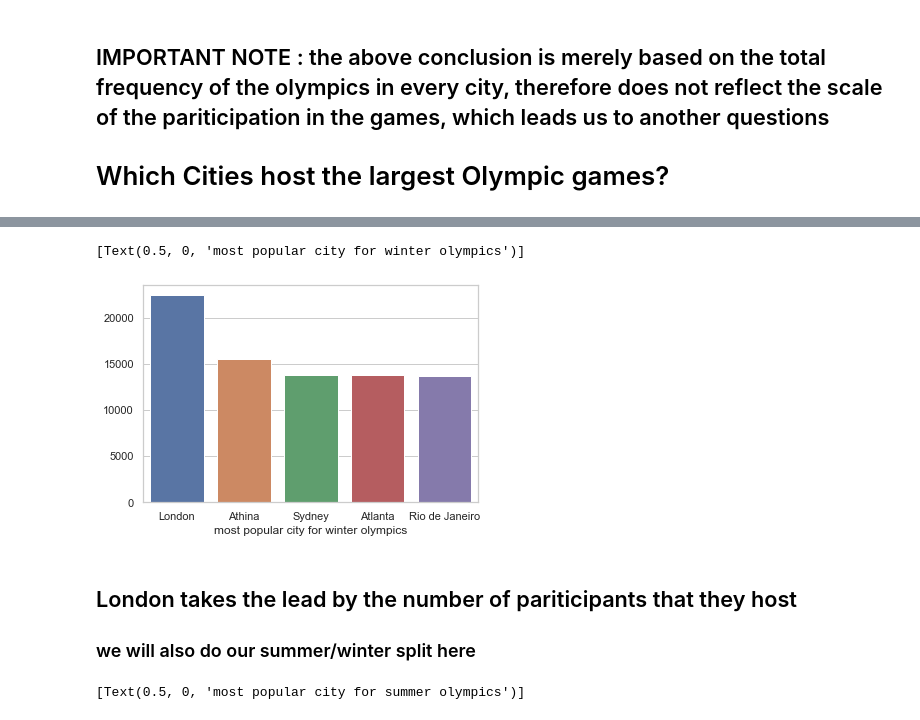
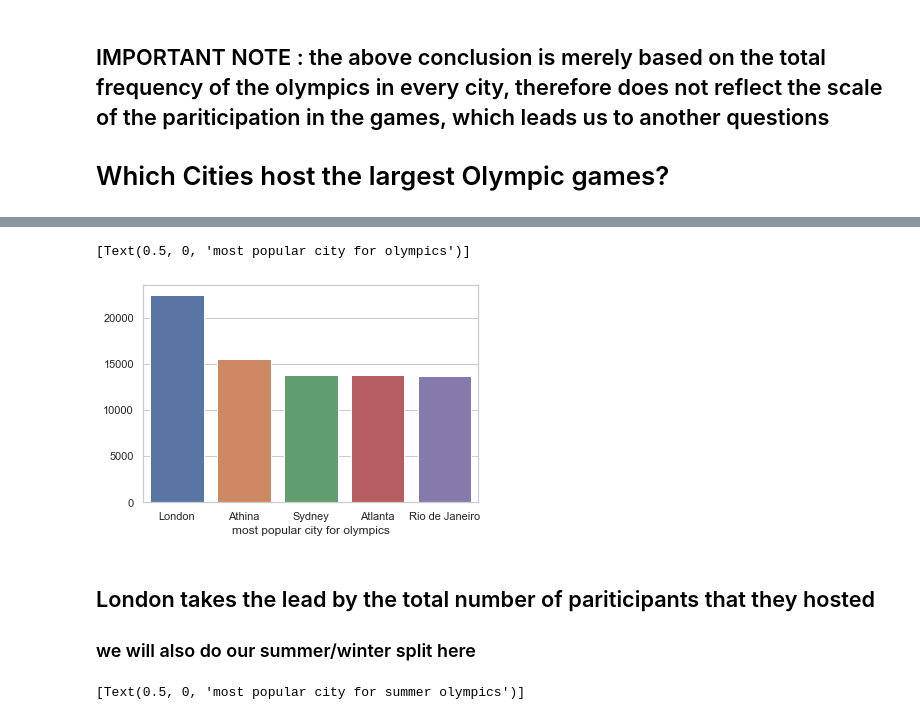
Before and after one commit to vitaminsofsalem/Data_Engineering_Milestone_1, a Jupyter notebook: OlympicsPopularityByCity.ipynb, the cells around one changed output, grey strips where cells are left out. Saved outputs shown, nothing was run; the diff lists cells and outputs as text; code cells hidden in the pictures.

```diff
--- a/OlympicsPopularityByCity.ipynb
+++ b/OlympicsPopularityByCity.ipynb
@@ -53,13 +70,13 @@ ax.set(xlabel='most commonly hosted city for winter olympics')
 # %%
-popular_cities =  dataset[['City']].value_counts('City')
+popular_cities =  dataset[['City','Games']].value_counts('City')
 top = popular_cities[:5]
 ax = sns.barplot(x=top.index,y=top.values)
 ax.set(xlabel='most popular city for olympics')
 # %% [output]
-[Text(0.5, 0, 'most popular city for winter olympics')]
+[Text(0.5, 0, 'most popular city for olympics')]
-[figure, old version]
+[figure, new version]
 # %% [markdown]
-## London takes the lead by the number of pariticipants that they host
+## London takes the lead by the total number of pariticipants that they hosted
 
 ### we will also do our summer/winter split here
 # %%
```
Also changed, not shown: parts of 3 cells of this notebook.
